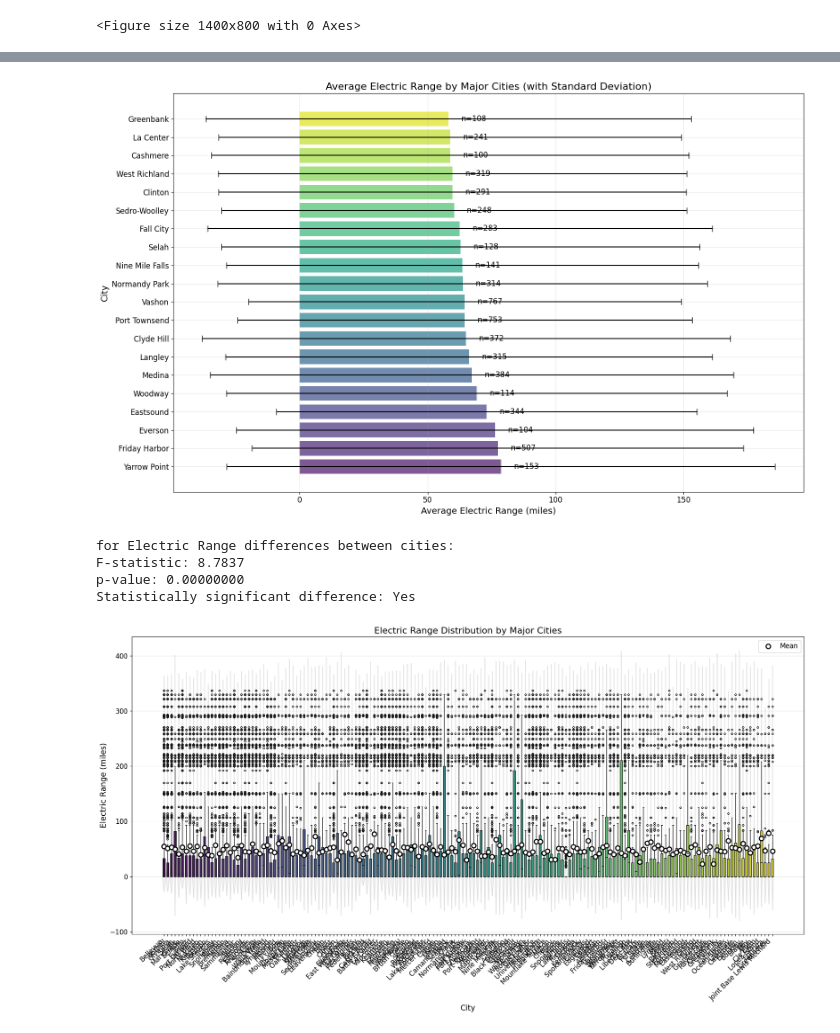
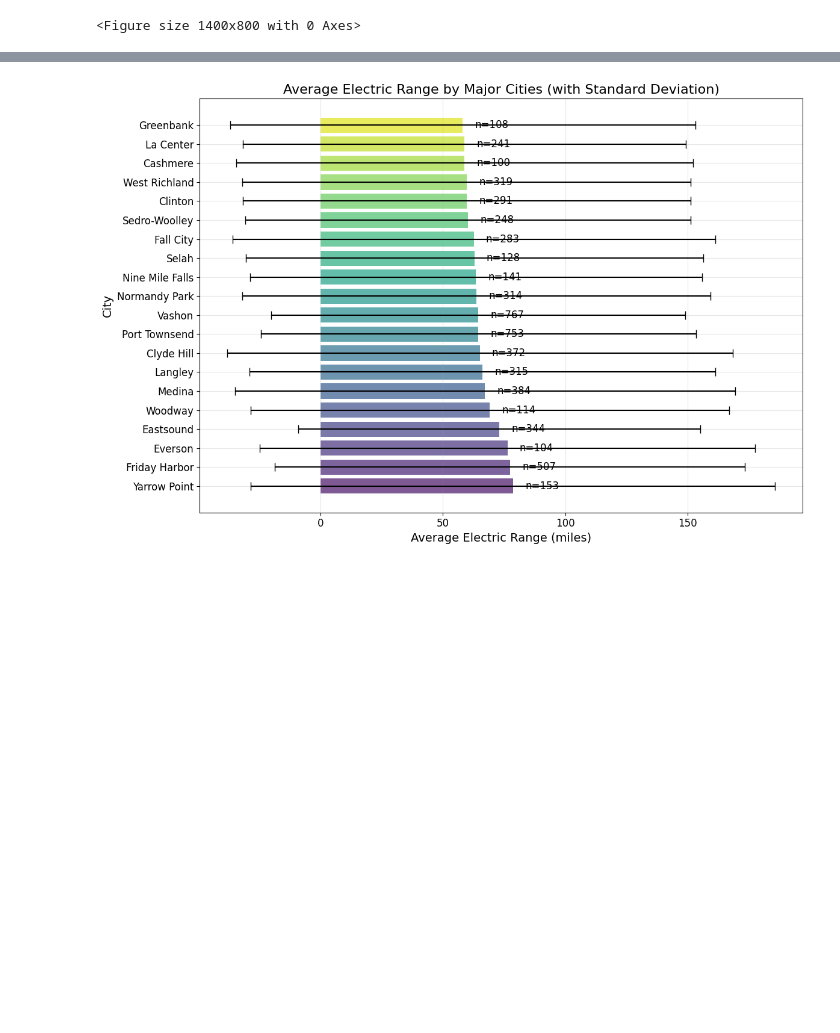
Before and after one commit to mehrahmad9033/DataScience, a Jupyter notebook: Assginment1_AnalyticalMath.ipynb, the cells around one changed output, grey strips where cells are left out. Cells and saved outputs as stored; diff of their text form; code cells hidden in the pictures; blank space fills up the shorter version.

```diff
--- a/Assginment1_AnalyticalMath.ipynb
+++ b/Assginment1_AnalyticalMath.ipynb
@@ -43,17 +85,19 @@ missing_data=missing_data[missing_data['Counts']>0].sort_values('Percentage',asc
 print("\n--- Missing Values Analysis ---")
 print(missing_data)
 
-# 2. Simple, clear bar chart with percentages
+
+
 plt.figure(figsize=(10, 6))
-ax = missing_data['Percentage'].plot(kind='bar', color='skyblue')
+bars = plt.bar(missing_data.index, missing_data['Percentage'], color='#3498db')
+#Adding percentage labels on top of bars
+for i, (idx, row) in enumerate(missing_data.iterrows()):
+    plt.text(i, row['Percentage'], f"{row['Percentage']:.1f}%",
+             ha='center', fontsize=10, fontweight='bold')
+
 plt.title('Missing Values by Column', fontsize=14)
-plt.xlabel('Columns', fontsize=12)
-plt.ylabel('Percentage Missing', fontsize=12)
+plt.ylabel('Percentage Missing (%)', fontsize=12)
 plt.xticks(rotation=45, ha='right')
-
-# Add percentage labels on top of bars
-for i, p in enumerate(missing_data['Percentage']):
-    plt.text(i, p + 0.5, f'{p:.1f}%', ha='center')
-
+plt.ylim(0, max(missing_data['Percentage']) * 1.1)  # Add some space for labels
+plt.grid(axis='y', linestyle='--', alpha=0.7)
 plt.tight_layout()
 plt.show()
@@ -385,7 +708,7 @@ city_range_stats = city_range_stats.sort_values('Avg_Range', ascending=False).he
 print(city_range_stats)
 
 
-plt.figure(figsize=(16, 10))
+plt.figure(figsize=(12, 8))
 bars = plt.barh(city_range_stats['City'], city_range_stats['Avg_Range'],
                xerr=city_range_stats['Std_Range'],
                color=sns.color_palette('viridis', len(city_range_stats)), alpha=0.7,
@@ -400,33 +723,5 @@ plt.ylabel('City', fontsize=14)
 plt.grid(True, alpha=0.3)
 plt.tight_layout()
 plt.show()
-
-
-f_stat, p_value = stats.f_oneway(*[df_significant_cities[df_significant_cities['City'] == city]['Electric Range']
-                                 for city in significant_cities])
-print(f"\nfor Electric Range differences between cities:")
-print(f"F-statistic: {f_stat:.4f}")
-print(f"p-value: {p_value:.8f}")
-print(f"Statistically significant difference: {'Yes' if p_value < 0.05 else 'No'}")
-
-plt.figure(figsize=(18, 10))
-ax = sns.boxplot(x='City', y='Electric Range', data=df_significant_cities,
-                palette='viridis', fliersize=3, width=0.6)
-
-sns.violinplot(x='City', y='Electric Range', data=df_significant_cities,
-              inner=None, color="0.8", alpha=0.2, width=0.9)
-
-means = df_significant_cities.groupby('City')['Electric Range'].mean()
-plt.plot(range(len(means)), means, 'o', color='white', markersize=8,
-         markeredgecolor='black', markeredgewidth=2, label='Mean')
-
-plt.title('Electric Range Distribution by Major Cities', fontsize=16)
-plt.xlabel('City', fontsize=14)
-plt.ylabel('Electric Range', fontsize=14)
-plt.xticks(rotation=45, ha='right')
-plt.grid(True, axis='y', alpha=0.3)
-plt.legend()
-plt.tight_layout()
-plt.show()
 # %% [output]
                 City  Avg_Range   Std_Range  Median_Range  Count
@@ -449,6 +744 @@ plt.show()
-[figure, old version]
+[figure, new version]
-for Electric Range differences between cities:
-F-statistic: 8.7837
-p-value: 0.00000000
-Statistically significant difference: Yes
-[figure, removed]
```
Also changed, not shown: parts of 16 cells of this notebook.
